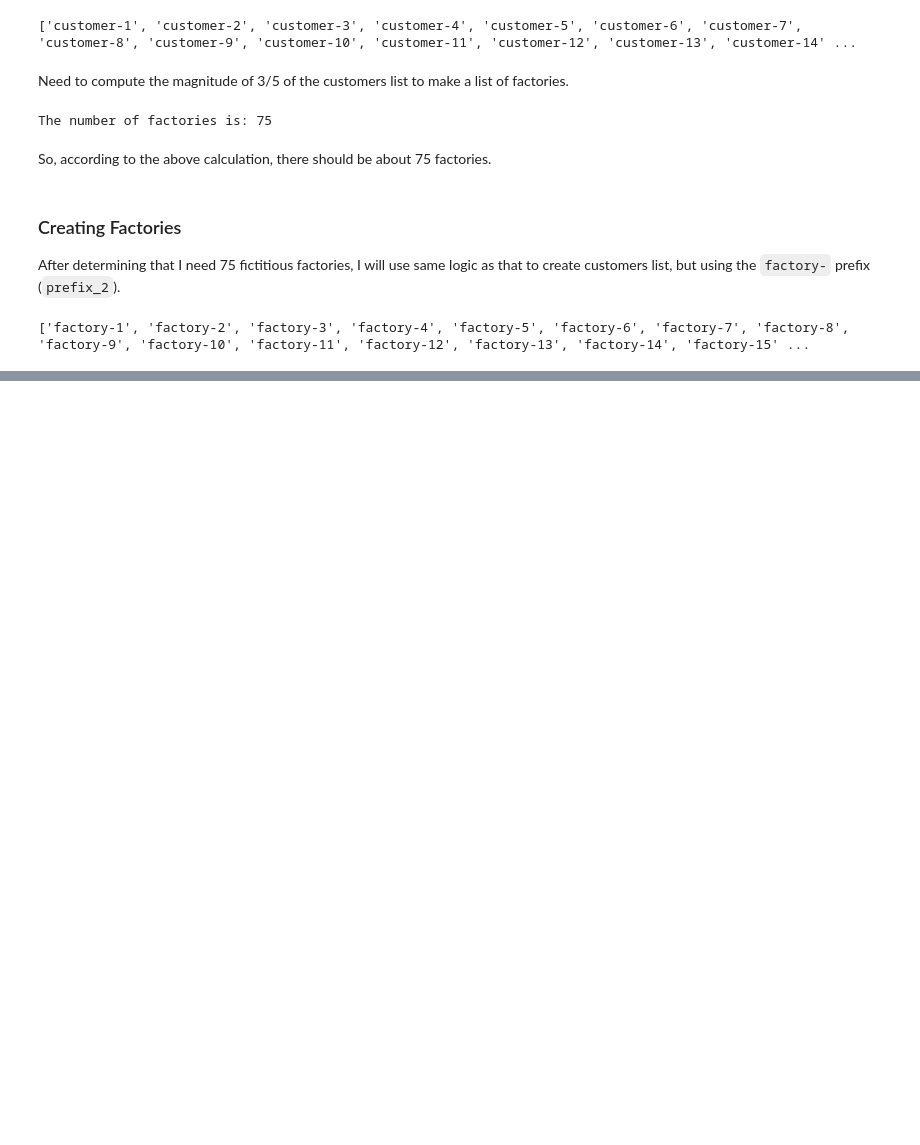
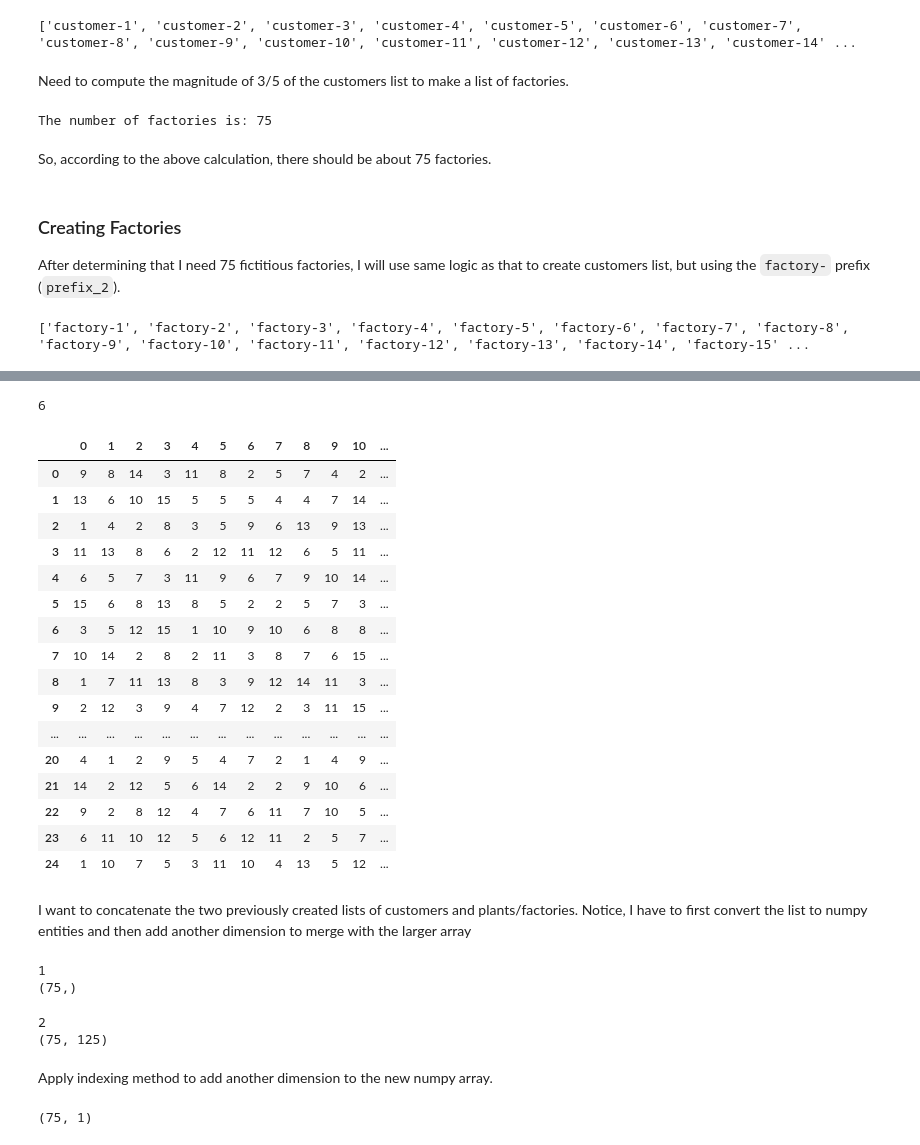
Before and after one commit to bravo-joe/supply-chain-optimization, a Jupyter notebook: synthetic_data_scrathch_work.ipynb, the cells around one changed output, grey strips where cells are left out. Drawn from its saved outputs; the diff is of its cells as text; code cells hidden in the pictures; blank space fills up the shorter version.

Commit message:
Generated transportation costs, customers, factories, demand, and production capacities into a data frame.

```diff
--- a/synthetic_data_scrathch_work.ipynb
+++ b/synthetic_data_scrathch_work.ipynb
@@ -41,0 +51,69 @@ print(numbered_factories)
+# %%
+# Assumes cost to be an integer from 2 - 12.
+print(random.randint(1, 15))
+# %% [output]
+6
+# %%
+# Establish some constants
+# This will be the length and width of my dataframe
+num_plants = 75
+num_customers = 125
+# %%
+# Import more libraries
+import pandas as pd
+import numpy as np
+pd.set_option('display.max_rows', None)
+pd.set_option('display.max_columns', None)
+# %%
+# First create a random numpy arrya then dataframe
+random_array = np.random.randint(
+    1,
+    16,
+    (
+        num_plants,
+        num_customers
+    )
+)
+random_matrix_df = pd.DataFrame(random_array)
+random_matrix_df.head(25)
+# %% [output]
+|  | 0 | 1 | 2 | 3 | 4 | 5 | 6 | 7 | 8 | 9 | 10 | ... |
+| 0 | 9 | 8 | 14 | 3 | 11 | 8 | 2 | 5 | 7 | 4 | 2 | ... |
+| 1 | 13 | 6 | 10 | 15 | 5 | 5 | 5 | 4 | 4 | 7 | 14 | ... |
+| 2 | 1 | 4 | 2 | 8 | 3 | 5 | 9 | 6 | 13 | 9 | 13 | ... |
+| 3 | 11 | 13 | 8 | 6 | 2 | 12 | 11 | 12 | 6 | 5 | 11 | ... |
+| 4 | 6 | 5 | 7 | 3 | 11 | 9 | 6 | 7 | 9 | 10 | 14 | ... |
+| 5 | 15 | 6 | 8 | 13 | 8 | 5 | 2 | 2 | 5 | 7 | 3 | ... |
+| 6 | 3 | 5 | 12 | 15 | 1 | 10 | 9 | 10 | 6 | 8 | 8 | ... |
+| 7 | 10 | 14 | 2 | 8 | 2 | 11 | 3 | 8 | 7 | 6 | 15 | ... |
+| 8 | 1 | 7 | 11 | 13 | 8 | 3 | 9 | 12 | 14 | 11 | 3 | ... |
+| 9 | 2 | 12 | 3 | 9 | 4 | 7 | 12 | 2 | 3 | 11 | 15 | ... |
+| ... | ... | ... | ... | ... | ... | ... | ... | ... | ... | ... | ... | ... |
+| 20 | 4 | 1 | 2 | 9 | 5 | 4 | 7 | 2 | 1 | 4 | 9 | ... |
+| 21 | 14 | 2 | 12 | 5 | 6 | 14 | 2 | 2 | 9 | 10 | 6 | ... |
+| 22 | 9 | 2 | 8 | 12 | 4 | 7 | 6 | 11 | 7 | 10 | 5 | ... |
+| 23 | 6 | 11 | 10 | 12 | 5 | 6 | 12 | 11 | 2 | 5 | 7 | ... |
+| 24 | 1 | 10 | 7 | 5 | 3 | 11 | 10 | 4 | 13 | 5 | 12 | ... |
+# %% [markdown]
+I want to concatenate the two previously created lists of customers and plants/factories. Notice, I have to first convert the list to numpy entities and then add another dimension to merge with the larger array
+# %%
+# Turn list into a numpy array
+num_factories = np.array(numbered_factories)
+print(num_factories.ndim)
+print(num_factories.shape)
+# %% [output]
+1
+(75,)
+# %%
+print(random_array.ndim)
+print(random_array.shape)
+# %% [output]
+2
+(75, 125)
+# %% [markdown]
+Apply indexing method to add another dimension to the new numpy array.
+# %%
+num_factories_reshaped = num_factories[:, None]
+print(num_factories_reshaped.shape)
+# %% [output]
+(75, 1)
```
Also changed, not shown: parts of 13 cells of this notebook.
